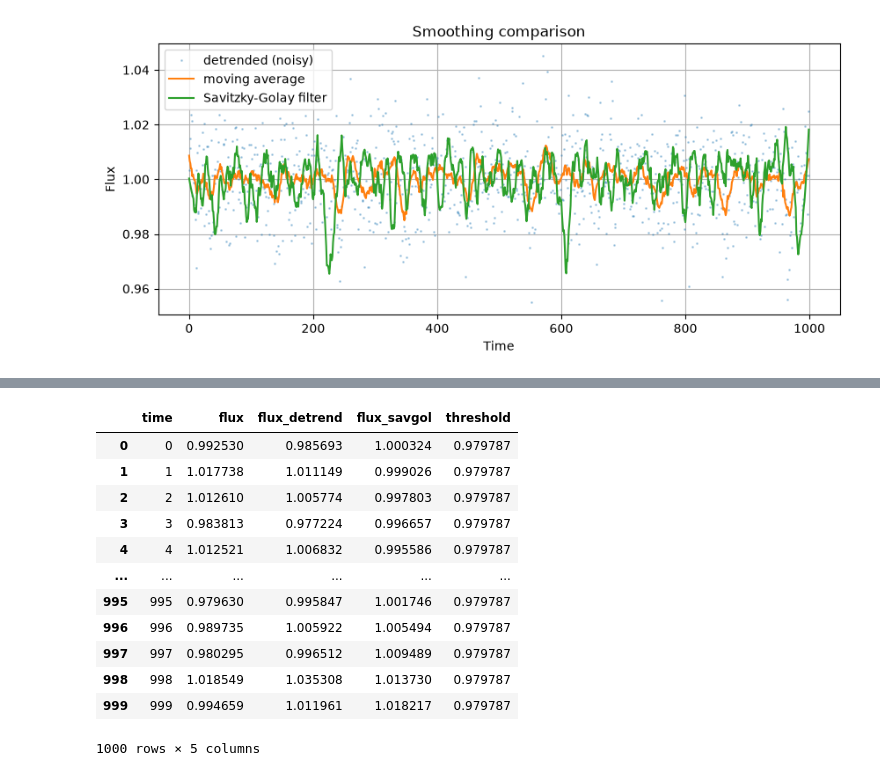
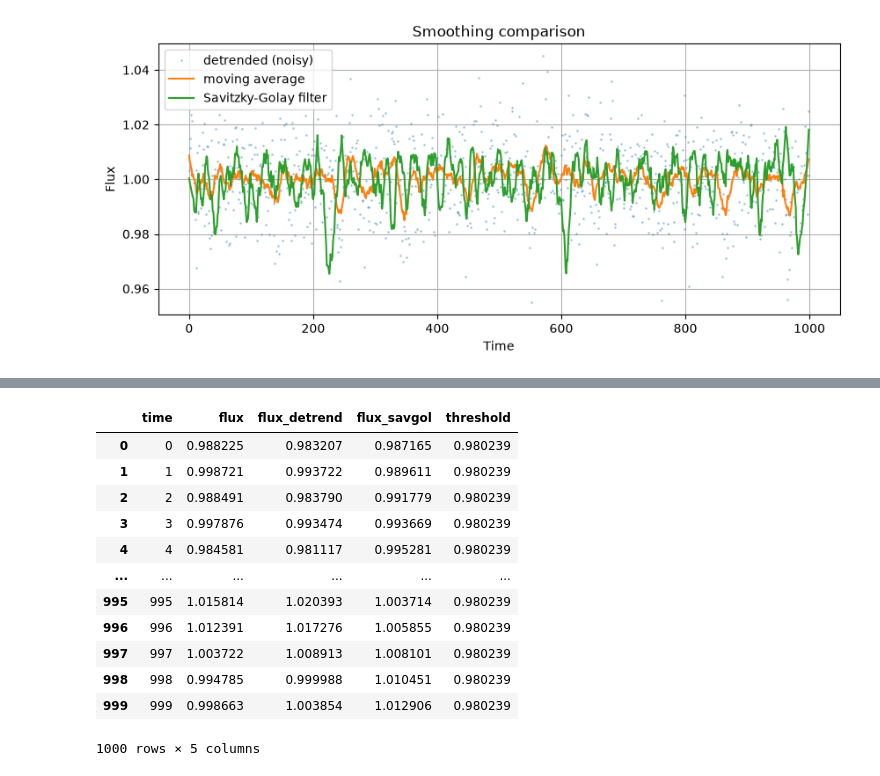
Before and after one commit to KPAUL94a/Detecting-Exoplanet-Transits-from-Stellar-Light-Curves, a Jupyter notebook: astc_1.ipynb, the cells around one changed output, grey strips where cells are left out. Drawn from its saved outputs; the diff is of its cells as text; code cells hidden in the pictures.

```diff
--- a/astc_1.ipynb
+++ b/astc_1.ipynb
@@ -283,33 +292,0 @@ lightcurves["id_59"]
-# %%
-for index in range(500):
-    can_id = f'id_{index}'
-
-    can_df = lightcurves[doom_id].copy()
-
-    smoothed = np.asarray(lightcurves[f'id_{index}']["flux_savgol"])
-
-    mu = np.median(smoothed)
-    sigma = np.std(smoothed)
-    n_sigma = 3
-
-    threshold = mu - n_sigma * sigma
-
-    can_df["threshold"] = threshold
-
-    lightcurves[can_id] = can_df
-# %%
-lightcurves["id_52"]
-# %% [output]
-|  | time | flux | flux_detrend | flux_savgol | threshold |
-| 0 | 0 | 0.992530 | 0.985693 | 1.000324 | 0.979787 |
-| 1 | 1 | 1.017738 | 1.011149 | 0.999026 | 0.979787 |
-| 2 | 2 | 1.012610 | 1.005774 | 0.997803 | 0.979787 |
-| 3 | 3 | 0.983813 | 0.977224 | 0.996657 | 0.979787 |
-| 4 | 4 | 1.012521 | 1.006832 | 0.995586 | 0.979787 |
-| ... | ... | ... | ... | ... | ... |
-| 995 | 995 | 0.979630 | 0.995847 | 1.001746 | 0.979787 |
-| 996 | 996 | 0.989735 | 1.005922 | 1.005494 | 0.979787 |
-| 997 | 997 | 0.980295 | 0.996512 | 1.009489 | 0.979787 |
-| 998 | 998 | 1.018549 | 1.035308 | 1.013730 | 0.979787 |
-| 999 | 999 | 0.994659 | 1.011961 | 1.018217 | 0.979787 |
-1000 rows × 5 columns
@@ -315,0 +309,16 @@ lightcurves["id_52"]
+# %%
+lightcurves['id_178']
+# %% [output]
+|  | time | flux | flux_detrend | flux_savgol | threshold |
+| 0 | 0 | 0.988225 | 0.983207 | 0.987165 | 0.980239 |
+| 1 | 1 | 0.998721 | 0.993722 | 0.989611 | 0.980239 |
+| 2 | 2 | 0.988491 | 0.983790 | 0.991779 | 0.980239 |
+| 3 | 3 | 0.997876 | 0.993474 | 0.993669 | 0.980239 |
+| 4 | 4 | 0.984581 | 0.981117 | 0.995281 | 0.980239 |
+| ... | ... | ... | ... | ... | ... |
+| 995 | 995 | 1.015814 | 1.020393 | 1.003714 | 0.980239 |
+| 996 | 996 | 1.012391 | 1.017276 | 1.005855 | 0.980239 |
+| 997 | 997 | 1.003722 | 1.008913 | 1.008101 | 0.980239 |
+| 998 | 998 | 0.994785 | 0.999988 | 1.010451 | 0.980239 |
+| 999 | 999 | 0.998663 | 1.003854 | 1.012906 | 0.980239 |
+1000 rows × 5 columns
```
Also changed, not shown: parts of 15 cells of this notebook.
